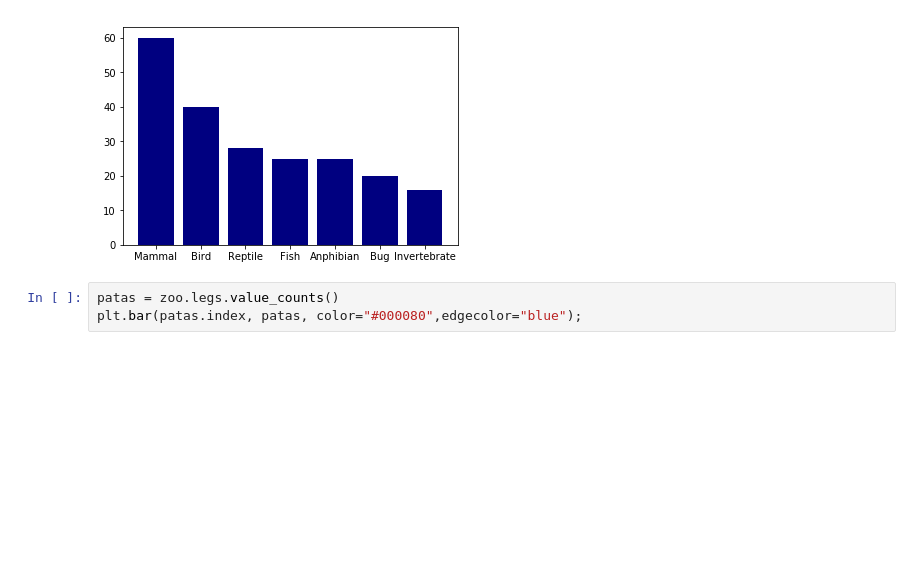
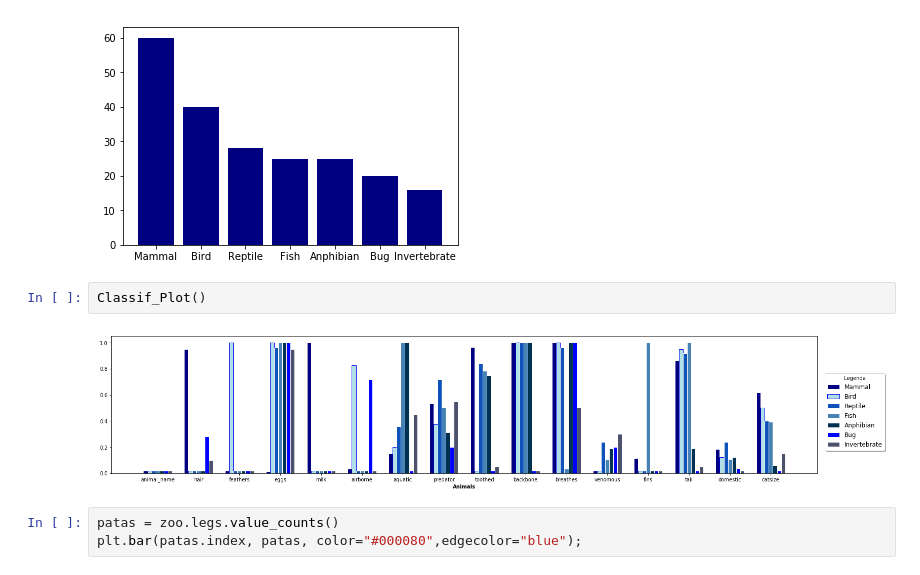
Before and after one commit to VonIgnia/C.Dados-P3, a Jupyter notebook: Classificador2/_LimpezaExploratória.ipynb, the cells around one changed output. Saved outputs shown, nothing was run; the diff lists cells and outputs as text; blank space fills up the shorter version.

```diff
--- a/Classificador2/_LimpezaExploratória.ipynb
+++ b/Classificador2/_LimpezaExploratória.ipynb
@@ -39,6 +45,10 @@ counts = zoo.class_type.value_counts();
 plt.bar(classes, counts, color="#000080");
 # %% [output]
 [figure]
+# %%
+Classif_Plot()
+# %% [output]
+[figure, added]
 # %%
 patas = zoo.legs.value_counts()
 plt.bar(patas.index, patas, color="#000080",edgecolor="blue");
```
Also changed, not shown: parts of 2 cells of this notebook, 12 other files.
